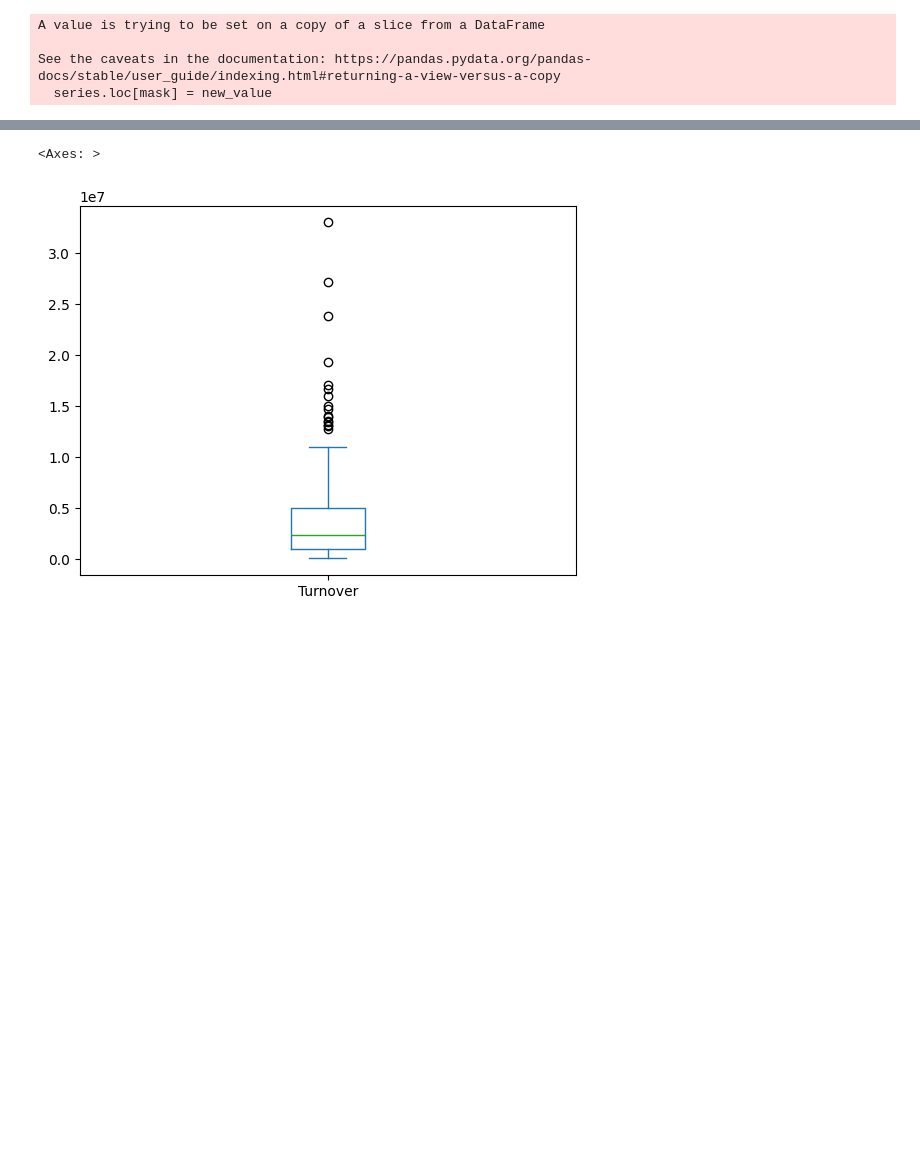
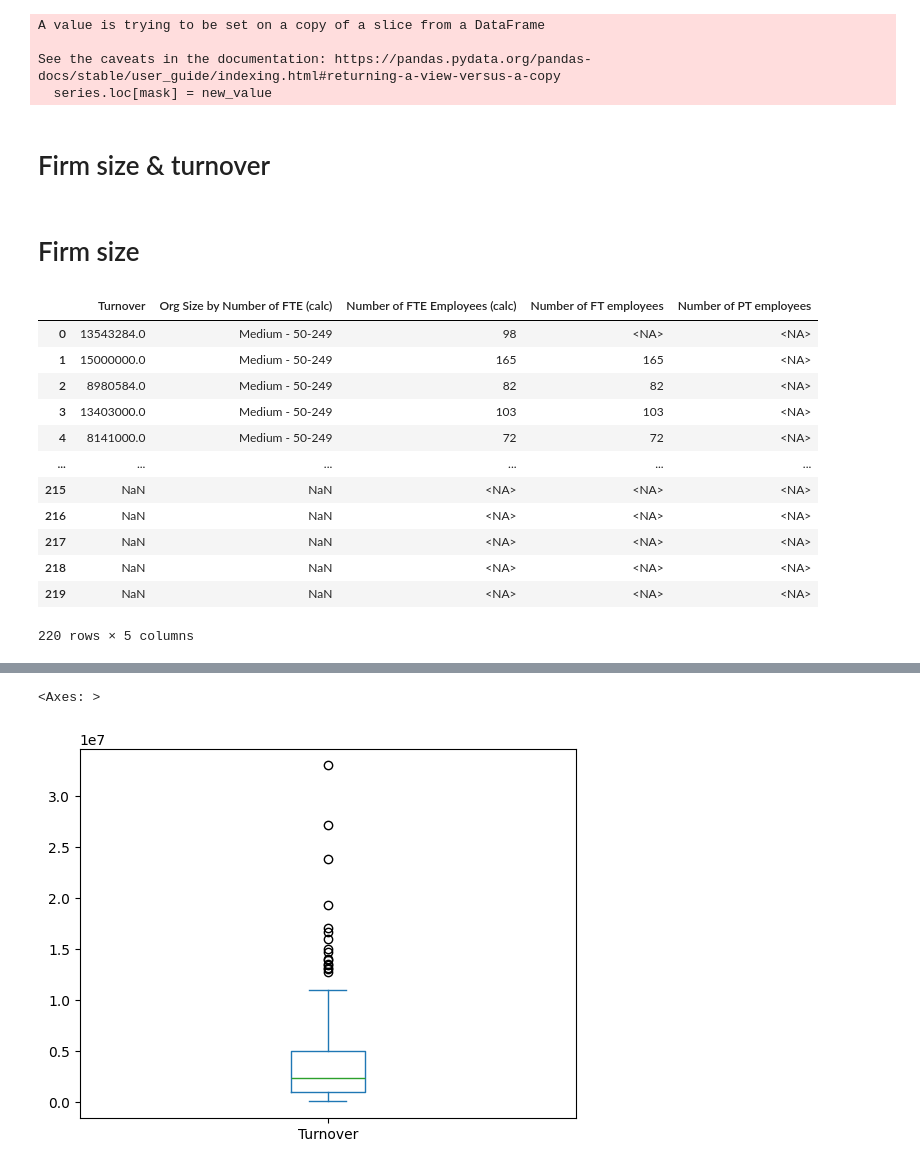
Before and after one commit to roughhawkbit/digi-inno-road-prod, a Jupyter notebook: analysis/2_Distributions_Correlations.ipynb, the cells around one changed output, grey strips where cells are left out. Cells and saved outputs as stored; diff of their text form; code cells hidden in the pictures; blank space fills up the shorter version.

Commit message:
In-depth analysis of firm size by number of employees

```diff
--- a/analysis/2_Distributions_Correlations.ipynb
+++ b/analysis/2_Distributions_Correlations.ipynb
@@ -44,3 +48,26 @@ A value is trying to be set on a copy of a slice from a DataFrame
 
 See the caveats in the documentation: https://pandas.pydata.org/pandas-docs/stable/user_guide/indexing.html#returning-a-view-versus-a-copy
   series.loc[mask] = new_value
+# %% [markdown]
+# Firm size & turnover
+# %% [markdown]
+# Firm size
+# %%
+firm_size_cols = ['Turnover', 'Org Size by Number of FTE (calc)',
+             'Number of FTE Employees (calc)', 'Number of FT employees',
+             'Number of PT employees',]
+roadmaps_df[firm_size_cols]
+# %% [output]
+|  | Turnover | Org Size by Number of FTE (calc) | Number of FTE Employees (calc) | Number of FT employees | Number of PT employees |
+| 0 | 13543284.0 | Medium - 50-249 | 98 | <NA> | <NA> |
+| 1 | 15000000.0 | Medium - 50-249 | 165 | 165 | <NA> |
+| 2 | 8980584.0 | Medium - 50-249 | 82 | 82 | <NA> |
+| 3 | 13403000.0 | Medium - 50-249 | 103 | 103 | <NA> |
+| 4 | 8141000.0 | Medium - 50-249 | 72 | 72 | <NA> |
+| ... | ... | ... | ... | ... | ... |
+| 215 | NaN | NaN | <NA> | <NA> | <NA> |
+| 216 | NaN | NaN | <NA> | <NA> | <NA> |
+| 217 | NaN | NaN | <NA> | <NA> | <NA> |
+| 218 | NaN | NaN | <NA> | <NA> | <NA> |
+| 219 | NaN | NaN | <NA> | <NA> | <NA> |
+220 rows × 5 columns
```
Also changed, not shown: parts of 26 cells of this notebook.
